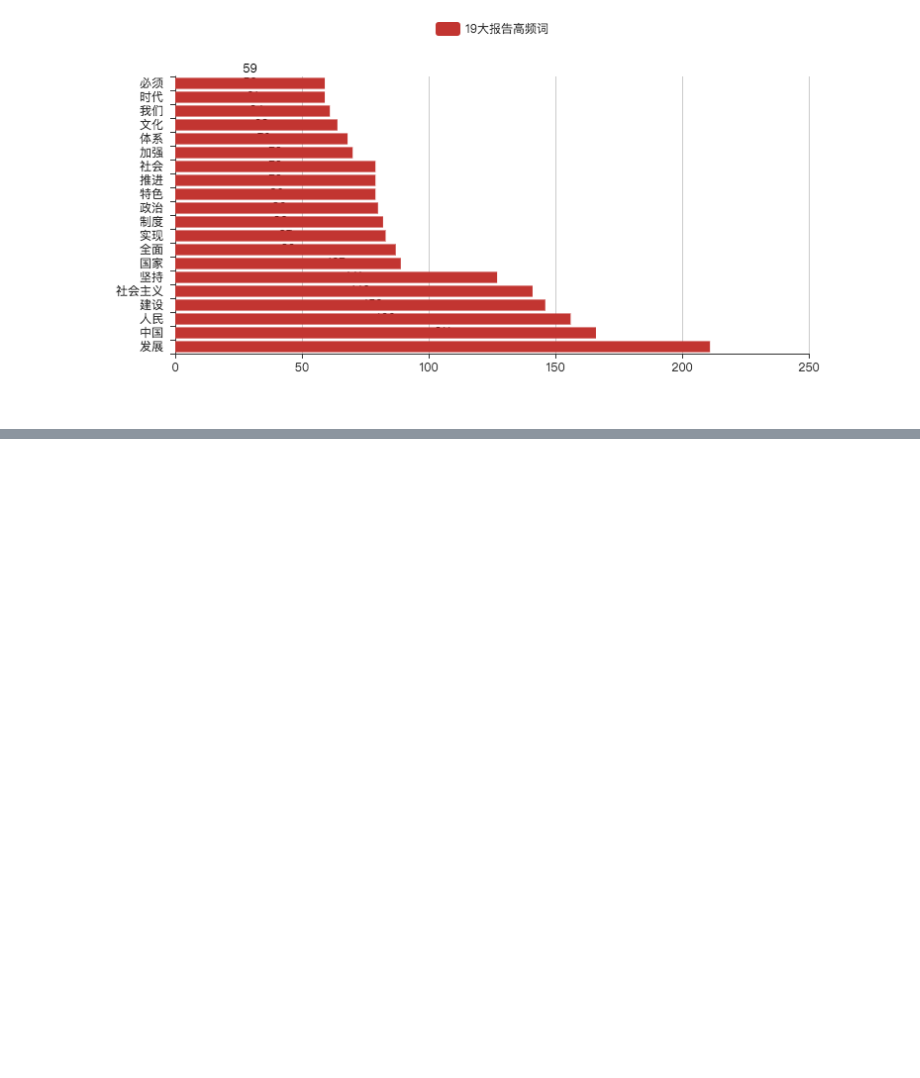
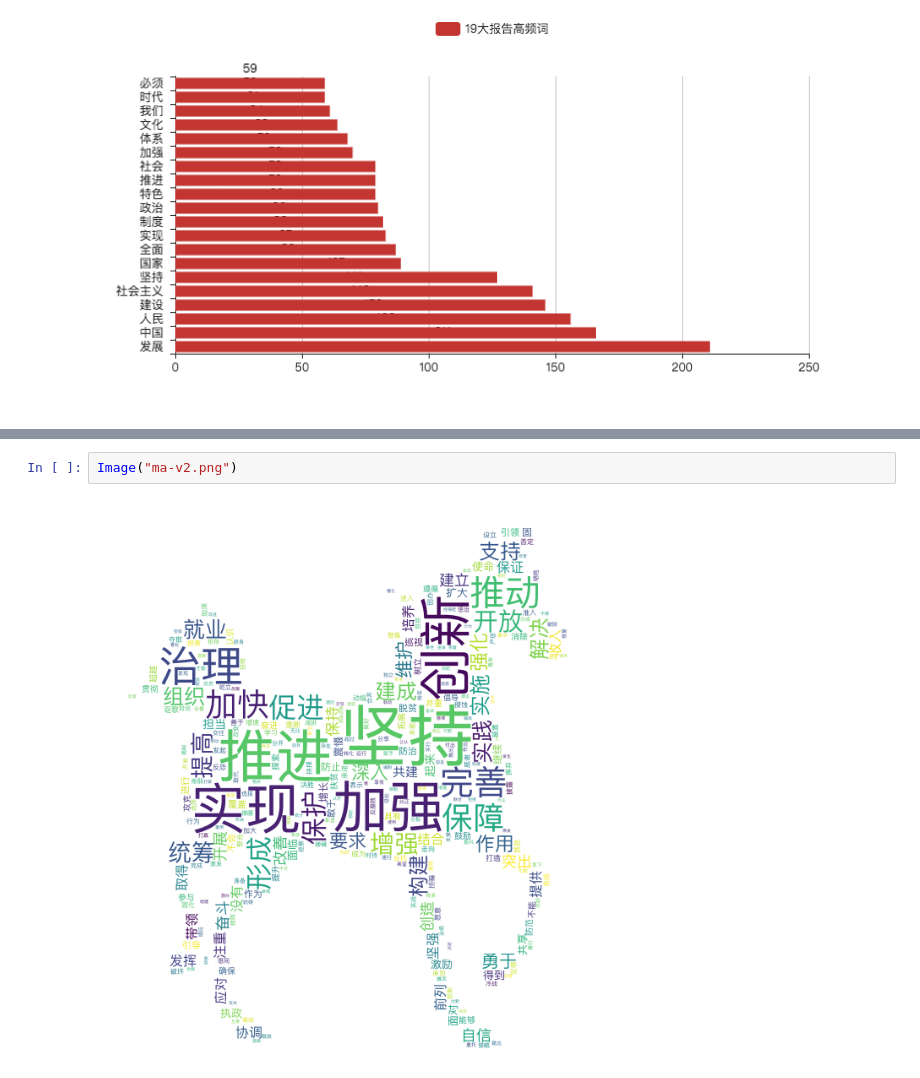
Before and after one commit to yyt030/word_cloud_for_19, a Jupyter notebook: 19.ipynb, the cells around one changed output, grey strips where cells are left out. Drawn from its saved outputs; the diff is of its cells as text; blank space fills up the shorter version.

```diff
--- a/19.ipynb
+++ b/19.ipynb
@@ -107,0 +106,4 @@ Image("textrank.png")
+# %%
+Image("ma-v2.png")
+# %% [output]
+[figure, added]
```
Also changed, not shown: parts of 8 cells of this notebook, 13 other files.
